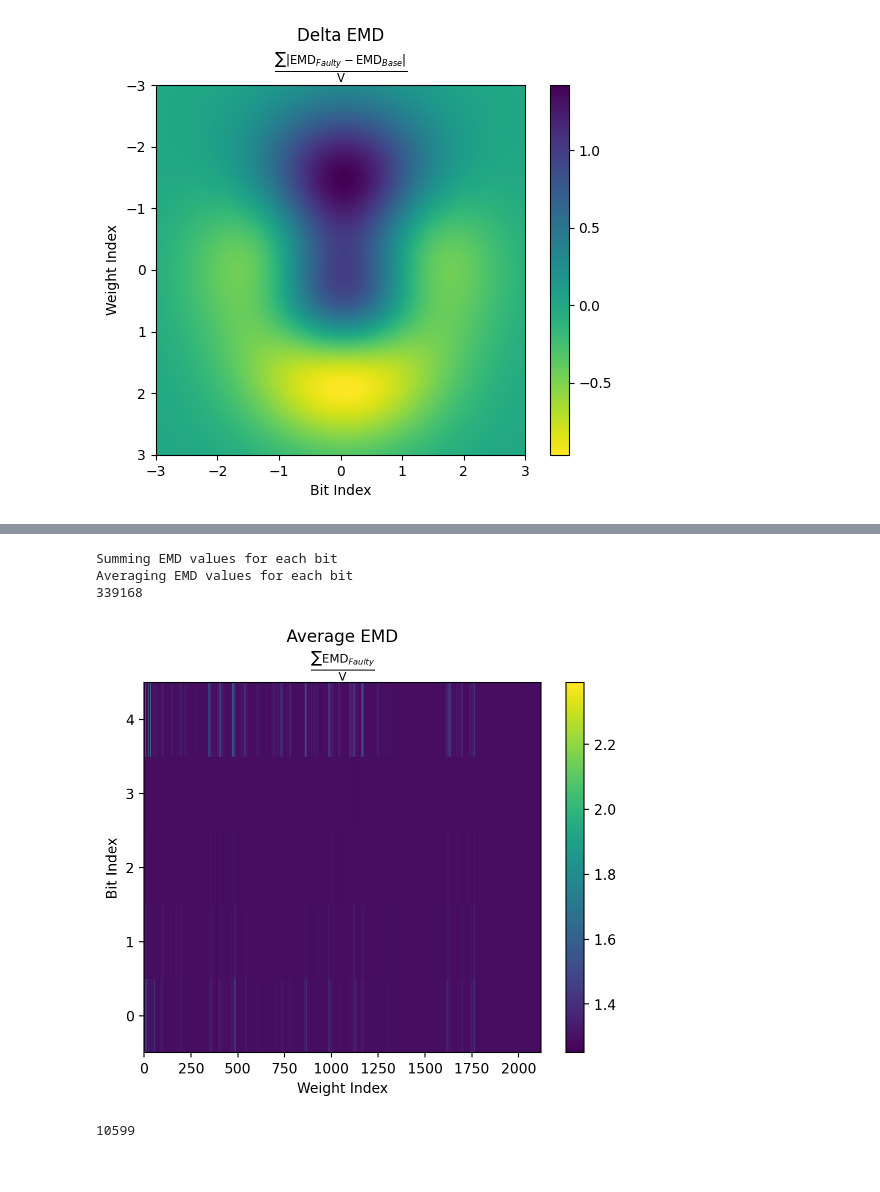
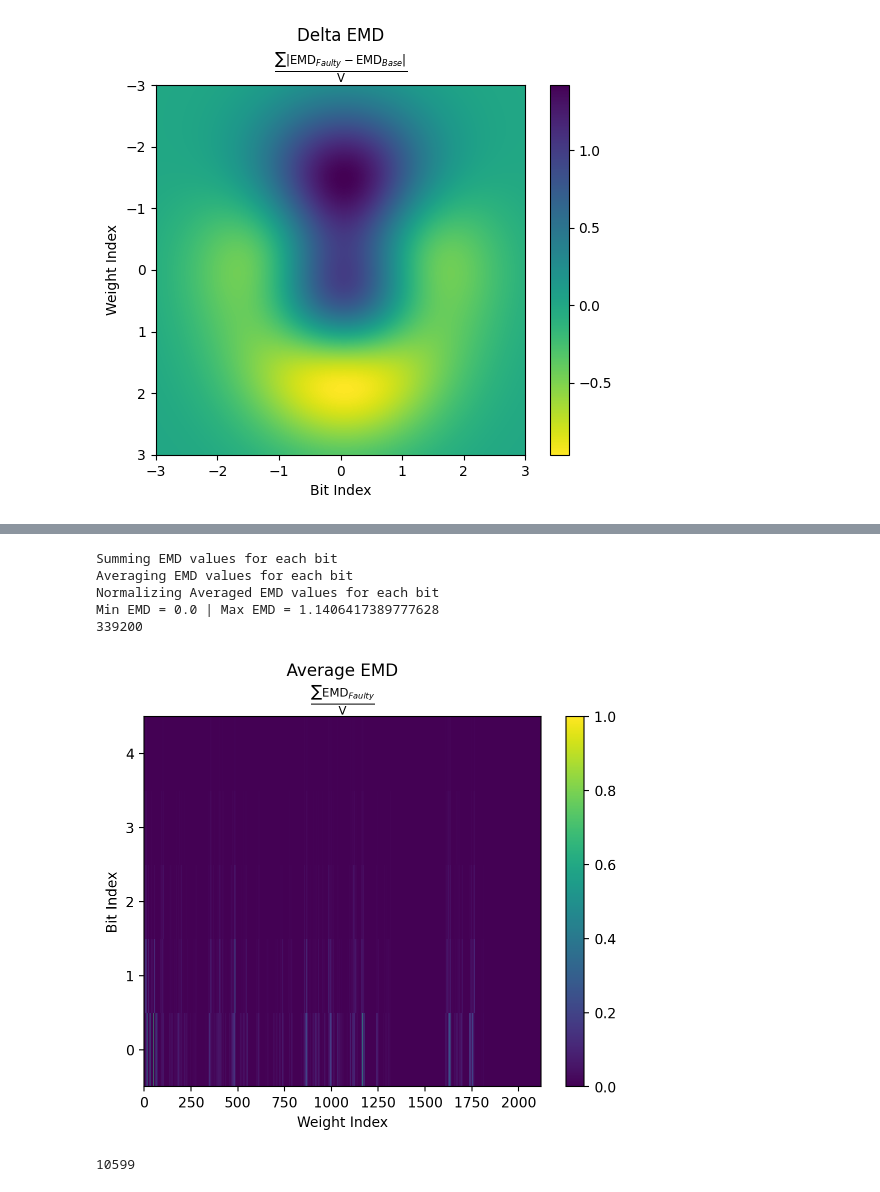
Before and after one commit to oliviaweng/fastml-science, a Jupyter notebook: sensor-data-compression/sampling_faulty_eval_experiment.ipynb, the cells around one changed output, grey strips where cells are left out. Cells and saved outputs as stored; diff of their text form; code cells hidden in the pictures.

```diff
--- a/sensor-data-compression/sampling_faulty_eval_experiment.ipynb
+++ b/sensor-data-compression/sampling_faulty_eval_experiment.ipynb
@@ -50,0 +48,22 @@ with open("/home/anmeza/GitHub/fastml-science/sensor-data-compression/baseline_e
+# %%
+vi_to_baseline_emd  = dict()
+vi_to_baseline_count = dict()
+
+print("Collecting Baseline EMD values")
+with open("/home/anmeza/GitHub/fastml-science/sensor-data-compression/baseline_efr.log") as f:
+    for li, line in enumerate(f):
+        if li > 0:
+            try:
+                curr_vi_bi, curr_emd = [substr.strip() for substr in line.split("|")]
+                vi, bi = [int(val) for val in curr_vi_bi[1:-1].split(",")]
+                try:
+                    vi_to_baseline_emd[vi]  += float(curr_emd)
+                    vi_to_baseline_count[vi] += 1
+                except KeyError:
+                    vi_to_baseline_emd[vi]  = float(curr_emd)
+                    vi_to_baseline_count[vi] = 1
+                    #print(f"New bi from {curr_vi_bi} at line number: {li}")
+            except ValueError:
+                pass #print(line)
+        # if len(bi_to_demd.keys()) == 10000:
+        #     break
@@ -55,7 +76,8 @@ bi_to_demd  = dict()
 bi_to_count = dict()
 
 print("Summing EMD values for each bit")
-with open("/home/anmeza/GitHub/fastml-science/sensor-data-compression/efr_val_inputs_0-31_with_eager_exec.log") as f:
+with open("/home/anmeza/GitHub/fastml-science/sensor-data-compression/efr_val_inputs_0-31_with_eager_exec copy.log") as f:
+# with open("/home/anmeza/GitHub/fastml-science/sensor-data-compression/efx_emd_hesstrace_v0-31/efd_emd_hesstrace_v0-31_wo_kernel_assign.log", "r") as f:
     for li, line in enumerate(f):
         if li > 0:
             try:
@@ -63,10 +85,10 @@ with open("/home/anmeza/GitHub/fastml-science/sensor-data-compression/efr_val_in
                 vi, bi = [int(val) for val in curr_vi_bi[1:-1].split(",")]
                 num_lines += 1
                 try:
-                    bi_to_demd[bi]  += float(curr_emd)
+                    bi_to_demd[bi]  += np.abs(vi_to_baseline_emd[vi] - float(curr_emd))
                     bi_to_count[bi] += 1
                 except KeyError:
-                    bi_to_demd[bi]  = float(curr_emd)
+                    bi_to_demd[bi]  = np.abs(vi_to_baseline_emd[vi] - float(curr_emd))
                     bi_to_count[bi] = 1
                     #print(f"New bi from {curr_vi_bi} at line number: {li}")
             except ValueError:
@@ -79,11 +101,20 @@ print("Averaging EMD values for each bit")
 for bi in bi_to_demd.keys():
     bi_to_demd[bi]  = bi_to_demd[bi]/bi_to_count[bi]
 
+print("Normalizing Averaged EMD values for each bit")
+min_emd = min(bi_to_demd.values())
+max_emd = max(bi_to_demd.values())
+print(f"Min EMD = {min_emd} | Max EMD = {max_emd}")
+for bi in bi_to_demd.keys():
+    bi_to_demd[bi]  = (bi_to_demd[bi] - min_emd)/(max_emd - min_emd)
+
 print(num_lines)
 # %% [output]
 Summing EMD values for each bit
 Averaging EMD values for each bit
-339168
+Normalizing Averaged EMD values for each bit
+Min EMD = 0.0 | Max EMD = 1.1406417389777628
+339200
 # %%
 def get_wi(i_bi, i_bw):
     return int(i_bi/i_bw)
@@ -129,35 +160,35 @@ x = sorted(list(set(wis)))            #[0.1, 0.2, 0.3, 0.4, 0.5]
 #     [55, 60, 65, 70, 75],
 #     [80, 85, 90, 95, 100],
 #     [105, 110, 115, 120, 125]
 # ]
 
 intensity = list()
 for wi in sorted(list(set(wis))):
     rel_demds = demd[wi*5:(wi+1)*5]
     if len(rel_demds) < 5:
-        rel_demds += [1.4 for _ in range(5-len(rel_demds))]
+        rel_demds += [20.4 for _ in range(5-len(rel_demds))]
     intensity.append(rel_demds)
 
 # intensity[0][0] = 25
 
 #setup the 2D grid with Numpy
 x, y = np.meshgrid(x, y)
 
 #convert intensity (list of lists) to a numpy array for plotting
 intensity = np.array(intensity).transpose()
 
 #now just plug the data into pcolormesh, it's that easy!
 plt.pcolormesh(x, y, intensity)
 plt.colorbar() #need a colorbar to show the intensity scale
 # plt.title('Delta EMD\n$\\frac{\sum{}{}|\mathrm{EMD}_{Faulty} - \mathrm{EMD}_{Base}|}{\mathrm{V}}$')
 plt.title('Average EMD\n$\\frac{\sum{}{}\mathrm{EMD}_{Faulty}}{\mathrm{V}}$')
 plt.ylabel("Bit Index")
 plt.xlabel("Weight Index")
 # plt.rcParams["figure.figsize"] = (,3)
 # plt.xlim(0,60)
 plt.show() #boom
 # %% [output]
-[figure, old version]
+[figure, new version]
 # %%
 max(bi_to_demd.keys())
 # %% [output]
```
Also changed, not shown: parts of 6 cells of this notebook, 4 other files.
